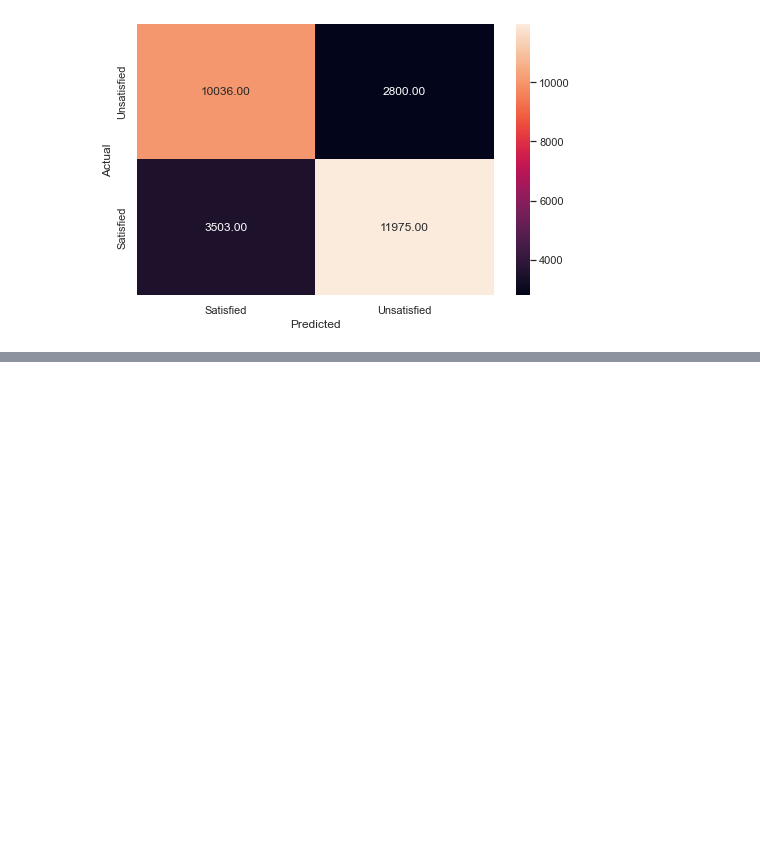
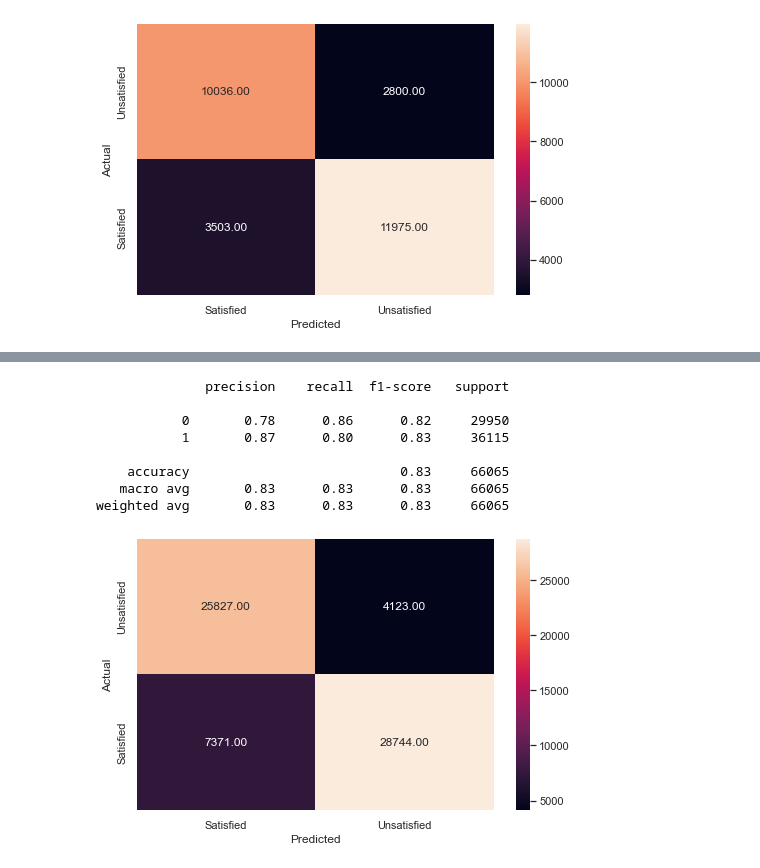
Before and after one commit to lpm0073/idss-hackathon, a Jupyter notebook: models.ipynb, the cells around one changed output, grey strips where cells are left out. Saved outputs shown, nothing was run; the diff lists cells and outputs as text; code cells hidden in the pictures; blank space fills up the shorter version.

```diff
--- a/models.ipynb
+++ b/models.ipynb
@@ -190,0 +240,20 @@ weighted avg       0.78      0.78      0.78     28314
+# %%
+scaling = MinMaxScaler(feature_range=(-1,1)).fit(X_train)
+X_train_scaled = scaling.transform(X_train)
+X_test_scaled = scaling.transform(X_test)
+# %%
+svm = SVC(kernel='linear', probability=True) # Linear kernal or linear decision boundary
+model = svm.fit(X= X_train_scaled, y = y_train)
+# %%
+y_pred_train_svm = model.predict(X_train_scaled)
+metrics_score(y_train, y_pred_train_svm)
+# %% [output]
+              precision    recall  f1-score   support
+
+           0       0.78      0.86      0.82     29950
+           1       0.87      0.80      0.83     36115
+
+    accuracy                           0.83     66065
+   macro avg       0.83      0.83      0.83     66065
+weighted avg       0.83      0.83      0.83     66065
+[figure, added]
```
Also changed, not shown: parts of 21 cells of this notebook.
